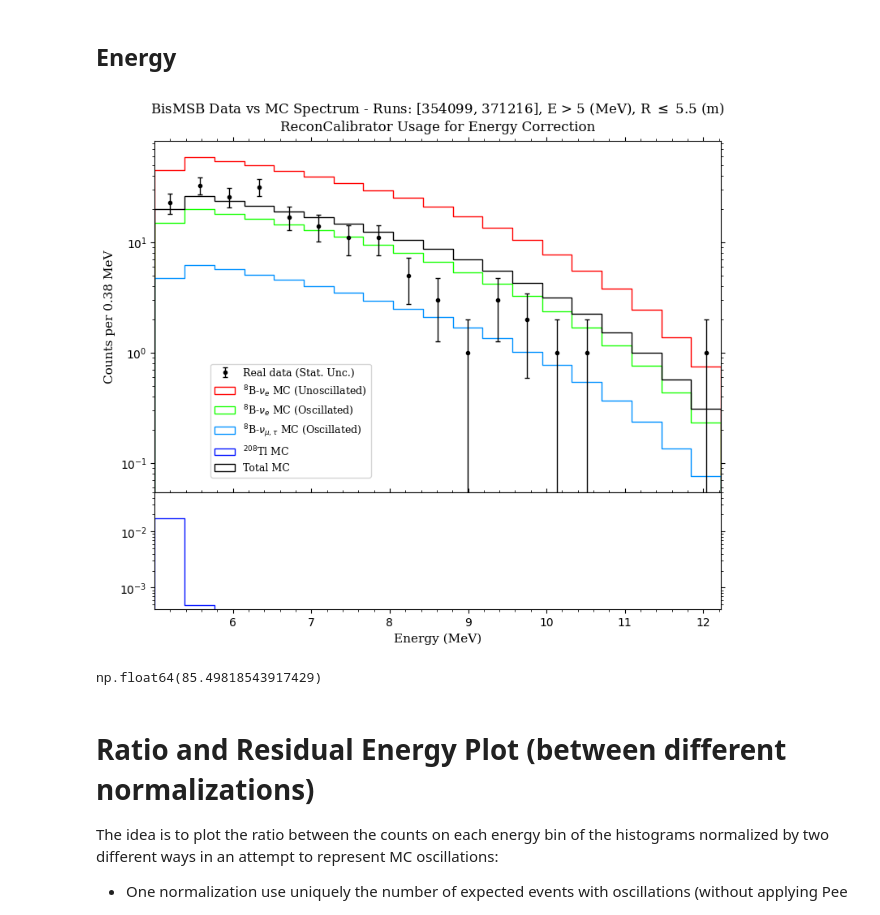
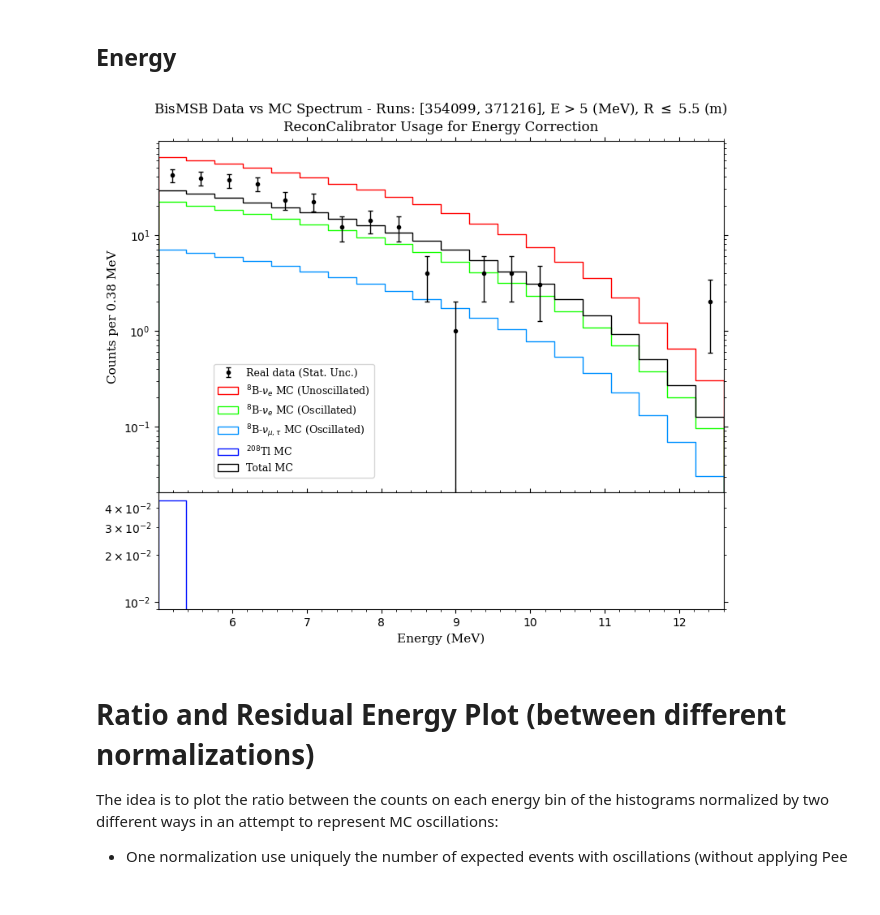
Before and after one commit to joankl/Solar-Neutrinos-Project, a Jupyter notebook: real data analysis/bisMSB/MC vs Data.ipynb, the cells around one changed output. Drawn from its saved outputs; the diff is of its cells as text; code cells hidden in the pictures.

```diff
--- a/real data analysis/bisMSB/MC vs Data.ipynb
+++ b/real data analysis/bisMSB/MC vs Data.ipynb
@@ -76,7 +82,7 @@ energy_corr_b8_osc_Nue_mc_rs = obs_dict_b8_Nue_mc['energy_corrected'][cut_condit
 ### $\nu_\mu$ Boron-8
 # %%
 #main_dir = 'E:/Data/solars/mc/bisMSB/b8Nue/np_array_resume/'
-main_dir = '/home/joankl/data/solars/mc/bisMSB/b8Numu/np_array_resume/'
+main_dir = '/home/joankl/data/solars/mc/bisMSB/b8Numu/osc/np_array_resume/'
 
 # ------- Observable Dictionary -------
 obs_dict_b8_Numu_mc = {obs: np.array([]) for obs in obs_list_solar_mc}
@@ -87,13 +93,13 @@ for obs in obs_list_solar_mc:
     obs_dict_b8_Numu_mc[obs] = np.append(obs_dict_b8_Numu_mc[obs], obs_i)
 
 # ---- Cut Condition ----
-cut_condition = (obs_dict_b8_Numu_mc['posr_av'] <= posr_cut)
+cut_condition = (obs_dict_b8_Numu_mc['posr_av'] <= posr_cut) & (obs_dict_b8_Numu_mc['energy_corrected'] >= en_inf_cut)
 
 # ---- Choose observables ----
 n_init_evs_b8_Numu_mc = obs_dict_b8_Numu_mc['n_init_evs']
 energy_b8_Numu_mc = obs_dict_b8_Numu_mc['energy'][cut_condition]
 energy_corr_b8_Numu_mc = obs_dict_b8_Numu_mc['energy_corrected'][cut_condition]
-Pee_b8_Numu_mc = obs_dict_b8_Numu_mc['Pee'][cut_condition]
+#Pee_b8_Numu_mc = obs_dict_b8_Numu_mc['Pee'][cut_condition]
 # %% [markdown]
 ### Tl208
 # %%
@@ -109,7 +115,7 @@ for obs in obs_list_tl208_mc:
     obs_dict_tl208_mc[obs] = np.append(obs_dict_tl208_mc[obs], obs_i)
 
 # ---- Cut Condition ----
-cut_condition = (obs_dict_tl208_mc['posr_av'] <= posr_cut)
+cut_condition = (obs_dict_tl208_mc['posr_av'] <= posr_cut)  & (obs_dict_tl208_mc['energy_corrected'] >= en_inf_cut)
 
 # ---- Choose observables ----
 energy_tl208_mc = obs_dict_tl208_mc['energy'][cut_condition]
@@ -170,7 +176,7 @@ for obs in obs_list_data:
         obs_dict_data[obs] = np.append(obs_dict_data[obs], obs_i)
 
 # ---- Cut Condition ----
-cut_condition = (obs_dict_data['posr_av'] <= posr_cut)
+cut_condition = (obs_dict_data['posr_av'] <= posr_cut) & (obs_dict_data['energy_corrected'] >= en_inf_cut)
 
 
 energy_data = obs_dict_data['energy'][cut_condition]
@@ -255,8 +261,8 @@ n_final_evs_b8_Nue = len(energy_b8_Nue_mc)
 eff_mc_b8_Nue = n_final_evs_b8_Nue / n_init_evs_b8_Nue
 
 # 8B Nue with Rejection Sampling
-n_init_evs_b8_osc_Nue_rs = np.sum(n_init_evs_b8_Nue_mc_osc_rs)
-n_final_evs_b8_osc_Nue_rs = len(energy_b8_Nue_mc_osc_rs)
+n_init_evs_b8_osc_Nue_rs = np.sum(n_init_evs_b8_osc_Nue_mc_rs)
+n_final_evs_b8_osc_Nue_rs = len(energy_b8_osc_Nue_mc_rs)
 eff_mc_b8_osc_Nue_rs = n_final_evs_b8_osc_Nue_rs / n_init_evs_b8_osc_Nue_rs
 
 # 8B Numu
@@ -331,8 +337,8 @@ def set_ticks(ax):
 # ----------------------------
 binwidth = 0.38
 
-energy_bins = list(np.arange(min(energy_data),
-                             max(energy_data) + binwidth,
+energy_bins = list(np.arange(min(energy_corr_data),
+                             max(energy_corr_data) + binwidth,
                              binwidth))  #These are the energy bin edges
 
 bins_center_energy = (np.array(energy_bins)[:-1] + np.array(energy_bins)[1:])/2
@@ -439,38 +445,34 @@ ax_bot.set_xlabel('Energy (MeV)', fontdict = font_style_axis)
 ax_top.set_ylabel(f'Counts per {binwidth} MeV', fontdict = font_style_axis)
 ax_bot.set_ylabel('')
 
 # ---- Build a single legend combining both axes ----
 #Order to appear the Legends
 order = ['Real data (Stat. Unc.)',
          r'$^8$B-$\nu_e$ MC (Unoscillated)',
          r'$^8$B-$\nu_e$ MC (Oscillated)',
          #r'$^8$B-$\nu_{\mu,\tau}$ MC (Unoscillated)',
          r'$^8$B-$\nu_{\mu,\tau}$ MC (Oscillated)',
          r'$^{208}$Tl MC',
          'Total MC'
          ]
 
 handles_top, labels_top = ax_top.get_legend_handles_labels()
 handles_bot, labels_bot = ax_bot.get_legend_handles_labels()
 
 handles = handles_top + handles_bot
 labels  = labels_top  + labels_bot
 
 label_to_handle = dict(zip(labels, handles))
 ordered_handles = [label_to_handle[l] for l in order]
 
 ax_top.legend(ordered_handles, order, bbox_to_anchor=(0.24, 0.38), prop = font_prop)
 # ------------------ end of common legends-------------------
 
 ax_top.set_title(fr'BisMSB Data vs MC Spectrum - Runs: [354099, 371216], E > 5 (MeV), R $\leq$ {posr_cut*10**(-3)} (m)' + '\n' + 'ReconCalibrator Usage for Energy Correction', fontdict = font_style_title, y = 1.01)
 
 plt.show()
 # %% [output]
-[figure, old version]
+[figure, new version]
-# %%
-np.sum(counts_B8_osc_Nue_mc)
-# %% [output]
-np.float64(85.49818543917429)
 # %% [markdown]
 # Ratio and Residual Energy Plot (between different normalizations)
 
```
Also changed, not shown: parts of 12 cells of this notebook, 1 other file.
